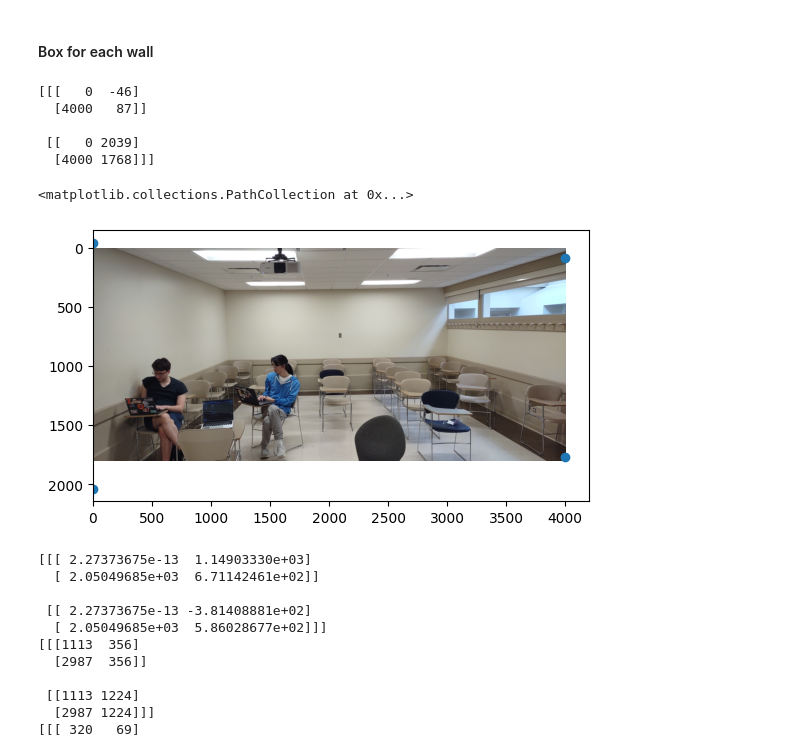
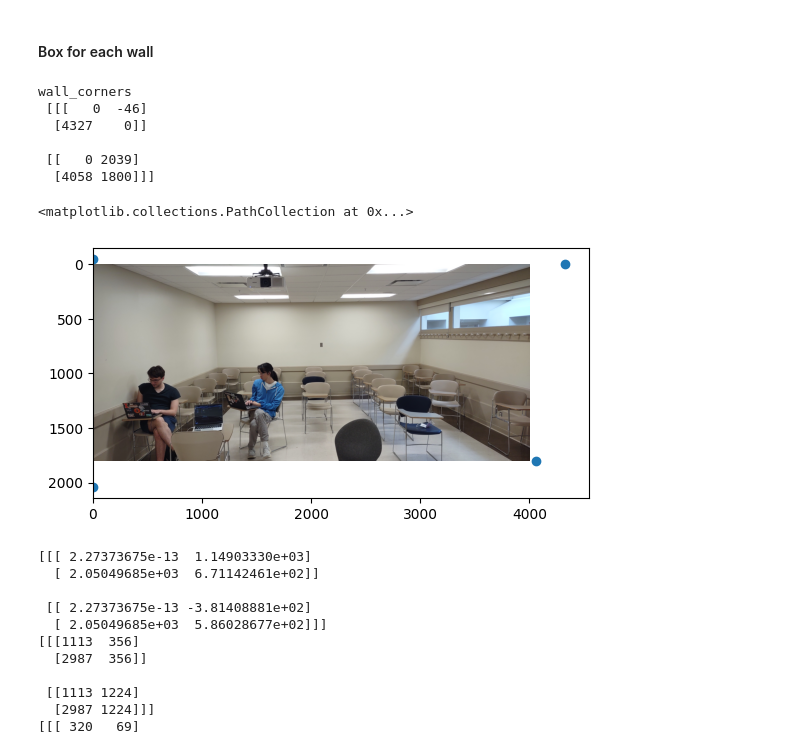
Before and after one commit to AnimeHiyoko/CS-445-Final-Project, a Jupyter notebook: Final_Project.ipynb, the cells around one changed output. Cells and saved outputs as stored; diff of their text form; code cells hidden in the pictures.

Commit message:
wall corners

```diff
--- a/Final_Project.ipynb
+++ b/Final_Project.ipynb
@@ -111,33 +121,34 @@ depth_image = int(depth_image)
 # %%
 # extend each edge so that it goes beyond the image
 alpha = 2 # TODO calculate depth of close_box from alpha
 close_box = vp * (1 - alpha) + box * alpha
 
 # plt.plot(box[...,0],box[...,1])
 
 
 wall_edge_vectors = box - vp  # (2, 2, 2) # everything is x,y except when we have to convert to and from image
 # wall_edge_vectors = (wall_edge_vectors / np.max(wall_edge_vectors))
-image_corners = np.array([[[0, height_image], [width_image, height_image]],
-                          [[0,0], [width_image, 0]] ])
+image_corners = np.array([[[0, 0], [width_image, 0]],
+                          [[0,height_image], [width_image, height_image]] ])
 vp_to_image_corners = image_corners - vp # (2, 2, 2)
 scale_factors = vp_to_image_corners / wall_edge_vectors # (2, 2, 2)
 scale_factors = np.max(scale_factors, axis = -1)
 assert scale_factors.shape == (2, 2), scale_factors.shape
 wall_corners = wall_edge_vectors * scale_factors[..., np.newaxis] + vp
 
 edge_length = la.norm(wall_corners - vp)
 
 plt.imshow(image_rgb)
 
-print(wall_corners.astype('int'))
+print("wall_corners\n", wall_corners.astype('int'))
 plt.scatter(wall_corners[..., 0], wall_corners[..., 1])
 # %% [output]
-[[[   0  -46]
-  [4000   87]]
+wall_corners
+ [[[   0  -46]
+  [4327    0]]
 
  [[   0 2039]
-  [4000 1768]]]
+  [4058 1800]]]
 <matplotlib.collections.PathCollection at 0x...>
-[figure, old version]
+[figure, new version]
 # %%
```
Also changed, not shown: parts of 3 cells of this notebook.
